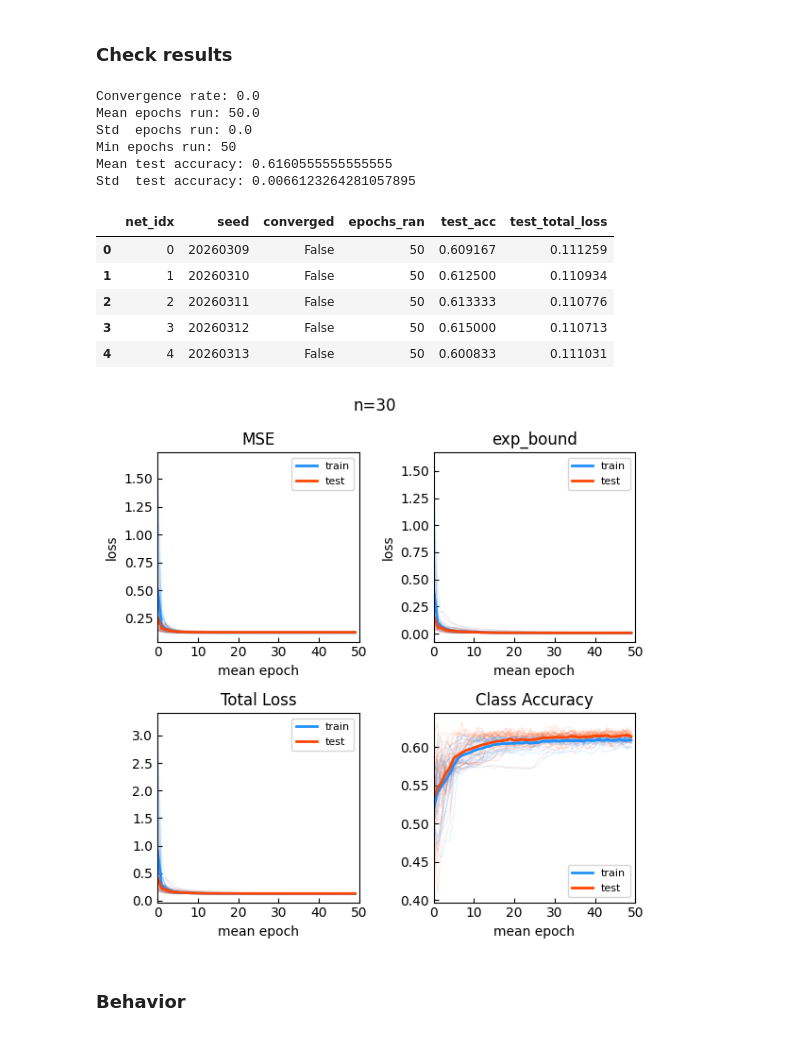
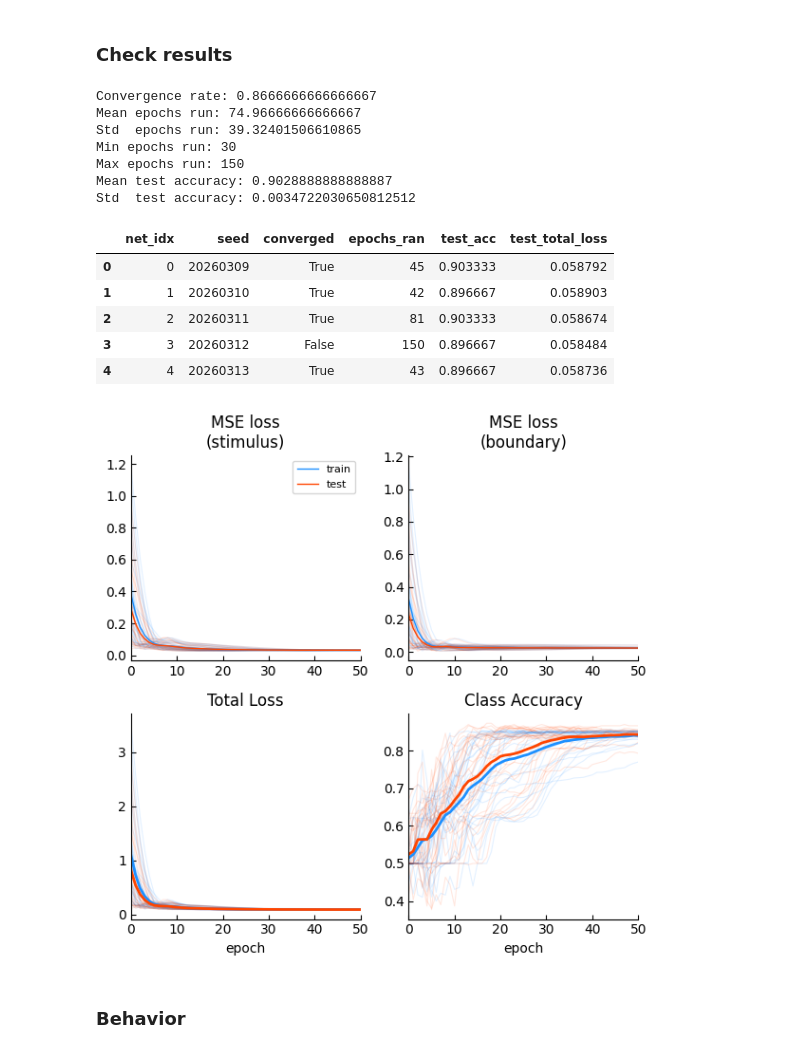
Before and after one commit to siyer7/asymmetry_design, a Jupyter notebook: code/python/simulation.ipynb, the cells around one changed output. Saved outputs shown, nothing was run; the diff lists cells and outputs as text; code cells hidden in the pictures.

```diff
--- a/code/python/simulation.ipynb
+++ b/code/python/simulation.ipynb
@@ -175,13 +171,16 @@ for b, grp in trials_df.groupby('boundary'):
 # %% [markdown]
 ### repeating variable versions of base trials to create all_trials_df
 # %%
-# --- Generate noisy expanded trials and stratified split ---
+# --- Generate variable expanded trials and stratified split ---
 # Parameters
-n_reps = 10
-stim_variability_sd = .5  # renamed from stim_noise_sd
+n_reps = 5
+stim_variability_sd = .1  # renamed from stim_noise_sd
 stim_noise_sd = .1        # NEW: extra noise for input
 target_noise_sd = .1      # NEW: extra noise for regression target
 split_seed = 20260309
+use_train_test_split = True
+test_frac = 0.20
+base_seed = 20260309
 
 # Expand trials with stim_variability (use original trials_df)
 all_trials_df = expand_trials_with_noise(trials_df, n_reps=n_reps, stim_noise_sd=stim_variability_sd, seed=split_seed)
@@ -379,17 +387,15 @@ BoundaryNet(
 ### Train/Test cycle
 # %%
 # training setup
-max_epochs = 50   # hard cap — training always stops here even without convergence
+max_epochs = 150   # hard cap — training always stops here even without convergence
 min_epochs = 15    # burn-in period: convergence is not checked before this epoch
 conv_target = 0.85 # rolling-window train accuracy that triggers early stopping
 mse_target = 0.005  # rolling-window train_loss_stim that triggers early stopping
 conv_window = 20   # number of recent epochs averaged to assess convergence
 lr = 1e-2
-
-# ── Loss weights ──────────────────────────────────────────────────────────────
 stim_mse_wt  = 2  # MSE toward raw stimulus value — applied to ALL trials
-exp_bound_wt = 2   # MSE toward boundary — applied to expanded-class trials only
-
+exp_bound_wt = 1   # MSE toward boundary — applied to expanded-class trials only
+corr_wt = 0     # NEW: weight for correlation loss (if used)
 
 network_results = []
 
@@ -427,8 +433,7 @@ for net_idx in range(n_nets):
         if epoch >= min_epochs and len(network_epochs) >= conv_window:
             # Average train accuracy and loss_stim over the last `conv_window` epochs.
             recent_train_acc   = np.mean([h['train_acc']  for h in network_epochs[-conv_window:]])
-            recent_loss_stim   = np.mean([h['train_loss_stim'] for h in network_epochs[-conv_window:]])
-            if recent_train_acc >= conv_target:# and recent_loss_stim < mse_target:
+            if recent_train_acc >= conv_target:
                 converged = True
                 break  # exit the epoch loop; model is considered trained
 
@@ -491,23 +496,25 @@ print('Mean epochs run:',  nets_summarized_df['epochs_ran'].mean())
 # sd dev epochs
 print('Std  epochs run:',  nets_summarized_df['epochs_ran'].std())
 print('Min epochs run:',  nets_summarized_df['epochs_ran'].min())
+print('Max epochs run:',  nets_summarized_df['epochs_ran'].max())
 print('Mean test accuracy:', nets_summarized_df['test_acc'].mean())
 print('Std  test accuracy:', nets_summarized_df['test_acc'].std())
 
 nets_summarized_df.head()
 # %% [output]
-Convergence rate: 0.0
-Mean epochs run: 50.0
-Std  epochs run: 0.0
-Min epochs run: 50
-Mean test accuracy: 0.6160555555555555
-Std  test accuracy: 0.0066123264281057895
+Convergence rate: 0.8666666666666667
+Mean epochs run: 74.96666666666667
+Std  epochs run: 39.32401506610865
+Min epochs run: 30
+Max epochs run: 150
+Mean test accuracy: 0.9028888888888887
+Std  test accuracy: 0.0034722030650812512
 |  | net_idx | seed | converged | epochs_ran | test_acc | test_total_loss |
-| 0 | 0 | 20260309 | False | 50 | 0.609167 | 0.111259 |
-| 1 | 1 | 20260310 | False | 50 | 0.612500 | 0.110934 |
-| 2 | 2 | 20260311 | False | 50 | 0.613333 | 0.110776 |
-| 3 | 3 | 20260312 | False | 50 | 0.615000 | 0.110713 |
-| 4 | 4 | 20260313 | False | 50 | 0.600833 | 0.111031 |
+| 0 | 0 | 20260309 | True | 45 | 0.903333 | 0.058792 |
+| 1 | 1 | 20260310 | True | 42 | 0.896667 | 0.058903 |
+| 2 | 2 | 20260311 | True | 81 | 0.903333 | 0.058674 |
+| 3 | 3 | 20260312 | False | 150 | 0.896667 | 0.058484 |
+| 4 | 4 | 20260313 | True | 43 | 0.896667 | 0.058736 |
 # %%
 # ── Concatenate all per-epoch records across networks ─────────────────────────
 all_epochs = pd.concat(
@@ -515,50 +522,51 @@ all_epochs = pd.concat(
     ignore_index=True,
     )
 
-mean_conv = nets_summarized_df['epochs_ran'].mean()
+epoch2plot = nets_summarized_df['epochs_ran'].quantile(.5)
+epoch2plot = 50
 
 # ── 2×2 grid: losses and accuracy ─────────────────────────────────────────────
 fig, axs = plt.subplots(2, 2, figsize=(6, 6))
 axs = axs.flatten()
 
 # Top row: MSE and exp_bound losses
 for ax, (title, train_col, test_col) in zip([axs[0], axs[1]], [
-    ('MSE',        'train_loss_stim',      'test_loss_stim'),
-    ('exp_bound',  'train_loss_exp_bound', 'test_loss_exp_bound'),
+    ('MSE loss\n(stimulus)',        'train_loss_stim',      'test_loss_stim'),
+    ('MSE loss\n(boundary)',  'train_loss_exp_bound', 'test_loss_exp_bound'),
 ]):
     for _, grp in all_epochs.groupby('net_idx'):
         ax.plot(grp['epoch'], grp[train_col], color='dodgerblue', alpha=0.12, linewidth=0.8)
         ax.plot(grp['epoch'], grp[test_col],  color='orangered',  alpha=0.12, linewidth=0.8)
 
     mn = all_epochs.groupby('epoch')[[train_col, test_col]].mean()
-    ax.plot(mn.index, mn[train_col], color='dodgerblue', linewidth=2, label='train')
-    ax.plot(mn.index, mn[test_col],  color='orangered',  linewidth=2, label='test')
+    ax.plot(mn.index, mn[train_col], color='dodgerblue', linewidth=1, label='train')
+    ax.plot(mn.index, mn[test_col],  color='orangered',  linewidth=1, label='test')
 
-    ax.set(title=title, xlabel='mean epoch', ylabel='loss', xlim=(0, mean_conv))
-    ax.legend(fontsize=8)
+    ax.set(title=title, ylabel='', xlim=(0, epoch2plot))
+    axs[0].legend(fontsize=8)
 
 # Bottom row: total loss and classification accuracy
 for ax, (title, train_col, test_col) in zip([axs[2], axs[3]], [
     ('Total Loss', 'train_total',          'test_total'),
     ('Class Accuracy', 'train_acc',        'test_acc'),
 ]):
     for _, grp in all_epochs.groupby('net_idx'):
         ax.plot(grp['epoch'], grp[train_col], color='dodgerblue', alpha=0.12, linewidth=0.8)
         ax.plot(grp['epoch'], grp[test_col],  color='orangered',  alpha=0.12, linewidth=0.8)
 
     mn = all_epochs.groupby('epoch')[[train_col, test_col]].mean()
     ax.plot(mn.index, mn[train_col], color='dodgerblue', linewidth=2, label='train')
     ax.plot(mn.index, mn[test_col],  color='orangered',  linewidth=2, label='test')
 
-    ax.set(title=title, xlabel='mean epoch', ylabel='', xlim=(0, mean_conv))
-    ax.legend(fontsize=8)
+    ax.set(title=title, xlabel='epoch', ylabel='', xlim=(0, epoch2plot))
+    # ax.legend(fontsize=8)
 
-plt.suptitle('n=30')
+# plt.suptitle('n=30')
 plt.tight_layout()
 plt.savefig('../../figs/ccn/net-training.svg', format='svg')
 plt.show()
 # %% [output]
-[figure, old version]
+[figure, new version]
 # %% [markdown]
 ### Behavior
 # %% [markdown]
```
Also changed, not shown: parts of 12 cells of this notebook, 2 other files.
